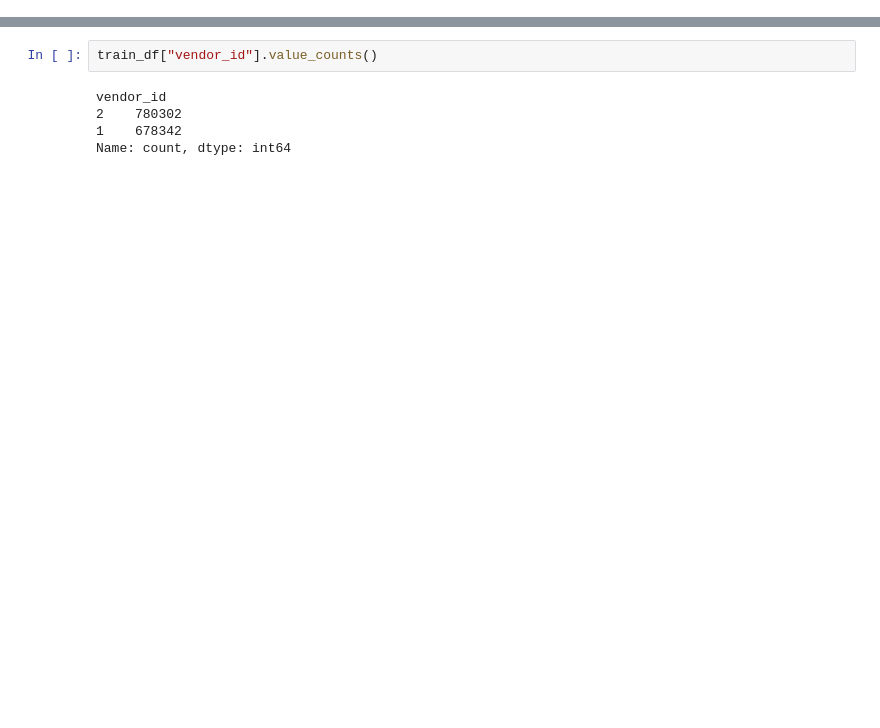
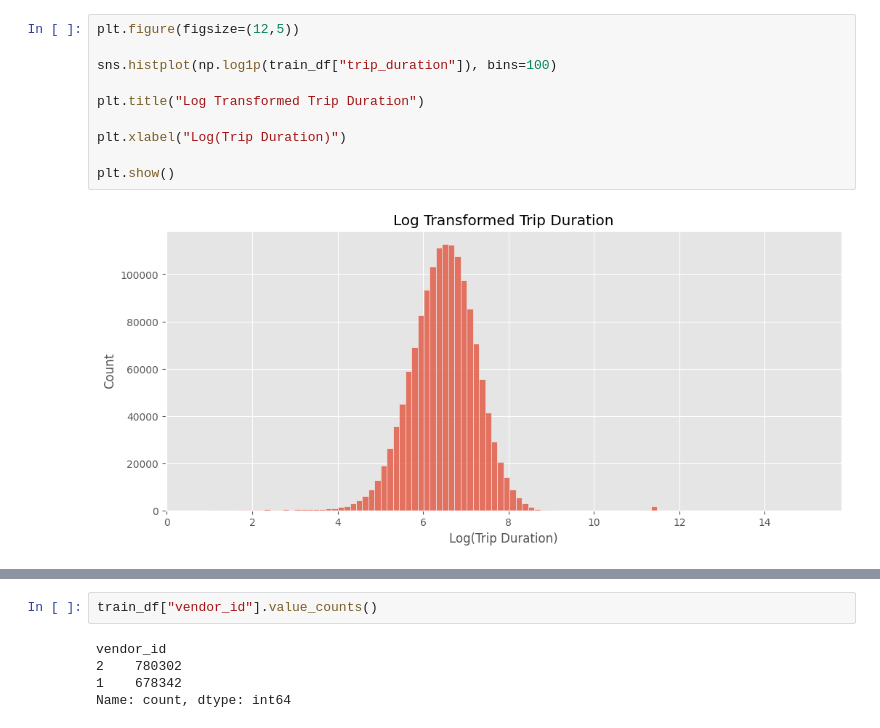
Before and after one commit to manasi-navale2107/RideSense-AI, a Jupyter notebook: notebooks/02_Exploratory_Data_Analysis.ipynb, the cells around one changed output, grey strips where cells are left out. Drawn from its saved outputs; the diff is of its cells as text; blank space fills up the shorter version.

```diff
--- a/notebooks/02_Exploratory_Data_Analysis.ipynb
+++ b/notebooks/02_Exploratory_Data_Analysis.ipynb
@@ -60,0 +87,12 @@ These observations will be investigated further during preprocessing.
+# %%
+plt.figure(figsize=(12,5))
+
+sns.histplot(np.log1p(train_df["trip_duration"]), bins=100)
+
+plt.title("Log Transformed Trip Duration")
+
+plt.xlabel("Log(Trip Duration)")
+
+plt.show()
+# %% [output]
+[figure, added]
```
Also changed, not shown: parts of 50 cells of this notebook, 1 other file.
